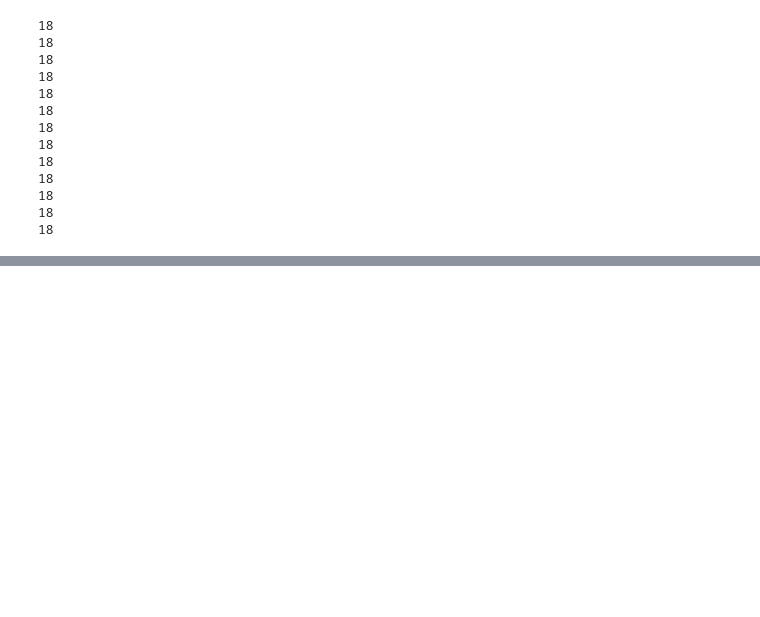
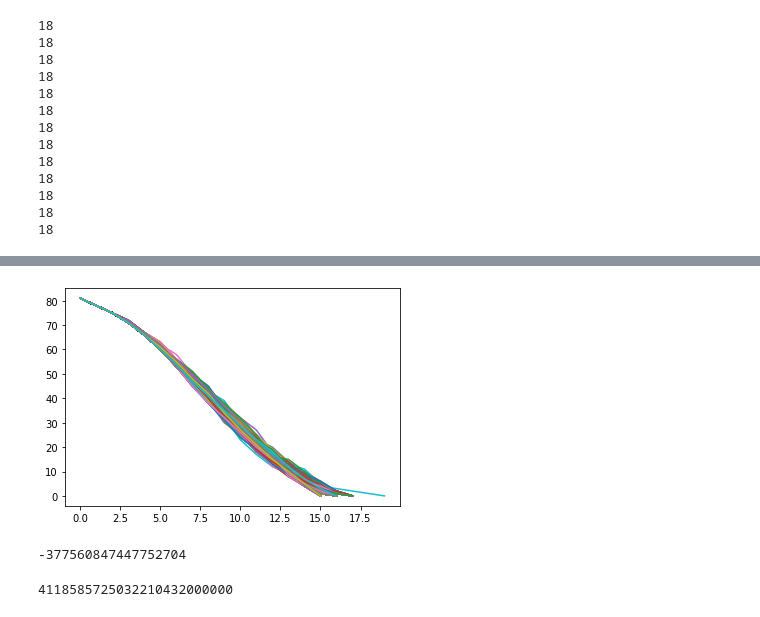
Before and after one commit to chrishuson/chrishuson.github.io, a Jupyter notebook: modeling/game-of-sets.ipynb, the cells around one changed output, grey strips where cells are left out. Saved outputs shown, nothing was run; the diff lists cells and outputs as text; code cells hidden in the pictures; blank space fills up the shorter version.

```diff
--- a/modeling/game-of-sets.ipynb
+++ b/modeling/game-of-sets.ipynb
@@ -404,0 +496,6 @@ first_deck_df = loaded_dict['deck_0']
+# %%
+# graph unused_cards_lengths_sequences
+for i in range(len(unused_cards_lengths_sequences)):
+    plt.plot(unused_cards_lengths_sequences[i])
+# %% [output]
+[figure, added]
@@ -404,0 +504,15 @@ first_deck_df = loaded_dict['deck_0']
+# %%
+import numpy as np
+
+product = np.prod(unused_cards_lengths_sequences[0][:-1])
+print(product)
+# %% [output]
+-377560847447752704
+# %%
+product = 1
+for i in range(len(unused_cards_lengths_sequences[0][:-1])):
+    product = product * unused_cards_lengths_sequences[0][i]
+
+print(product)
+# %% [output]
+4118585725032210432000000
```
Also changed, not shown: parts of 13 cells of this notebook, 41 other files.
